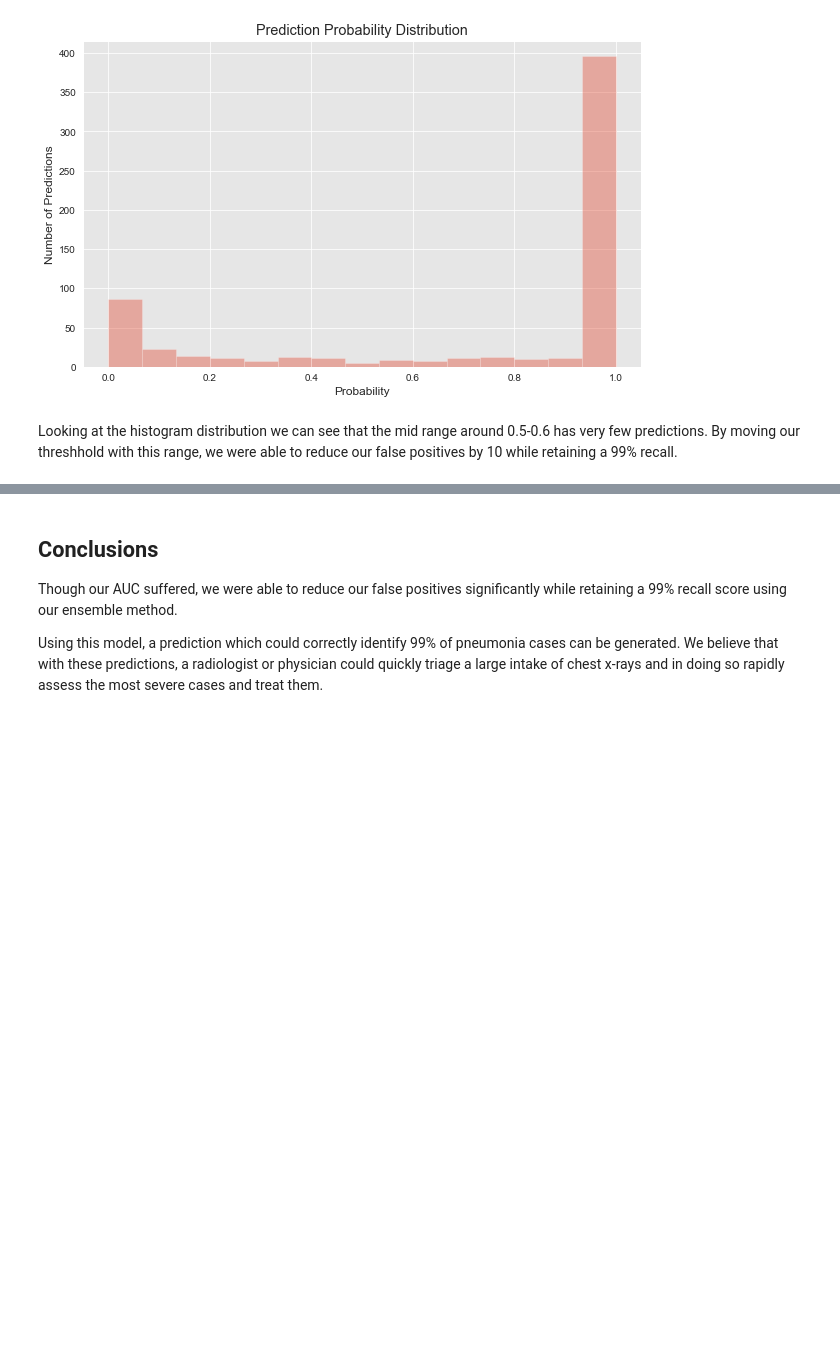
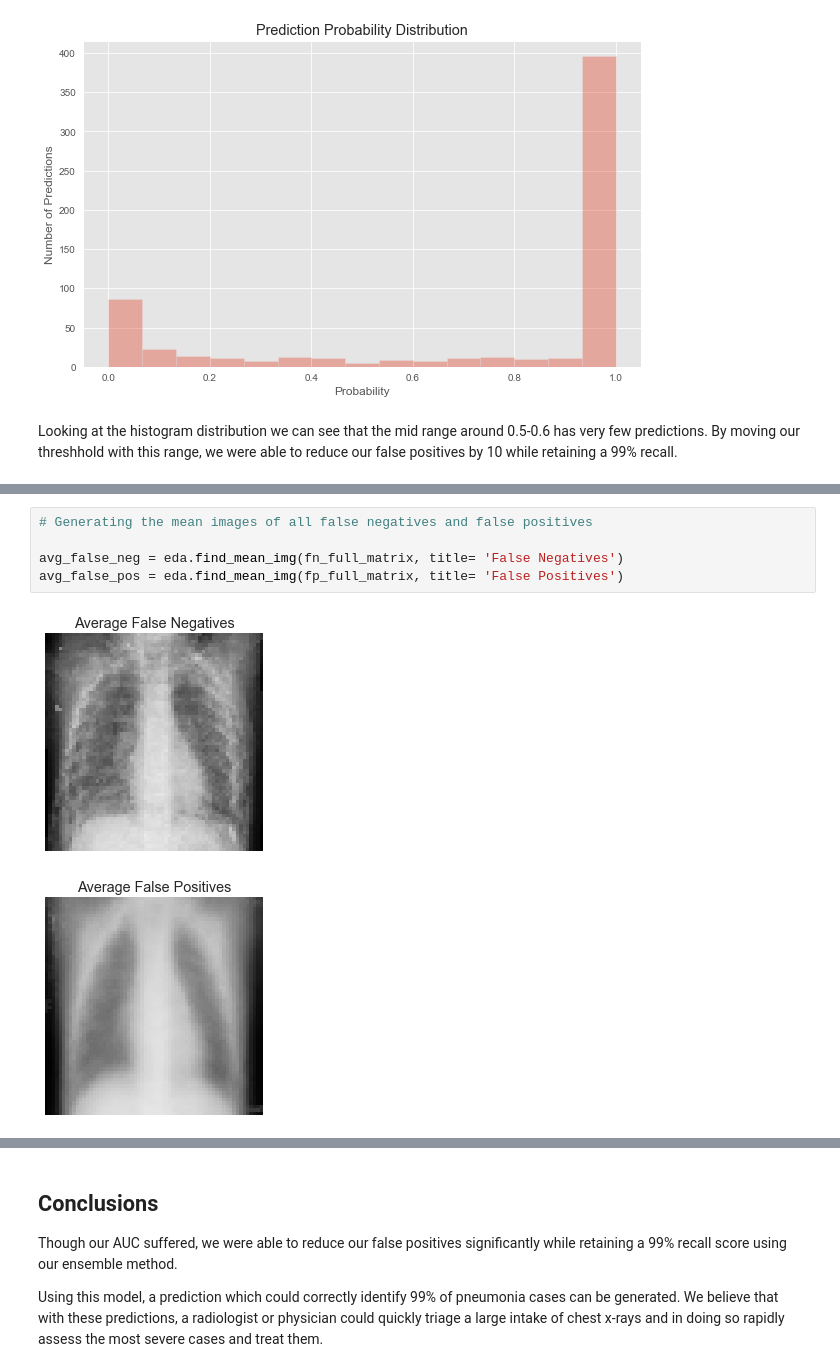
Before and after one commit to bagnine/Pnuemonia-image-classification, a Jupyter notebook: Index.ipynb, the cells around one changed output, grey strips where cells are left out. Saved outputs shown, nothing was run; the diff lists cells and outputs as text; blank space fills up the shorter version.

```diff
--- a/Index.ipynb
+++ b/Index.ipynb
@@ -828,0 +848,8 @@ print(auc(fpr, tpr))
+# %%
+# Generating the mean images of all false negatives and false positives
+
+avg_false_neg = eda.find_mean_img(fn_full_matrix, title= 'False Negatives')
+avg_false_pos = eda.find_mean_img(fp_full_matrix, title= 'False Positives')
+# %% [output]
+[figure, added]
+[figure, added]
```
Also changed, not shown: parts of 13 cells of this notebook, 3 other files.
